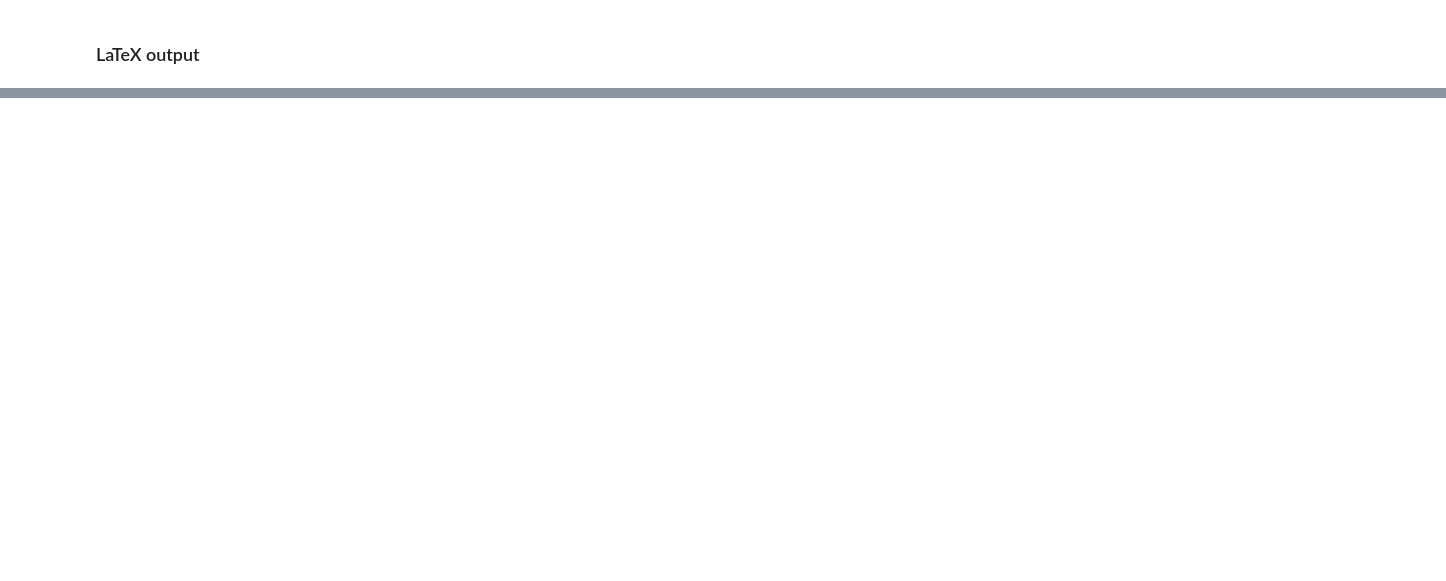
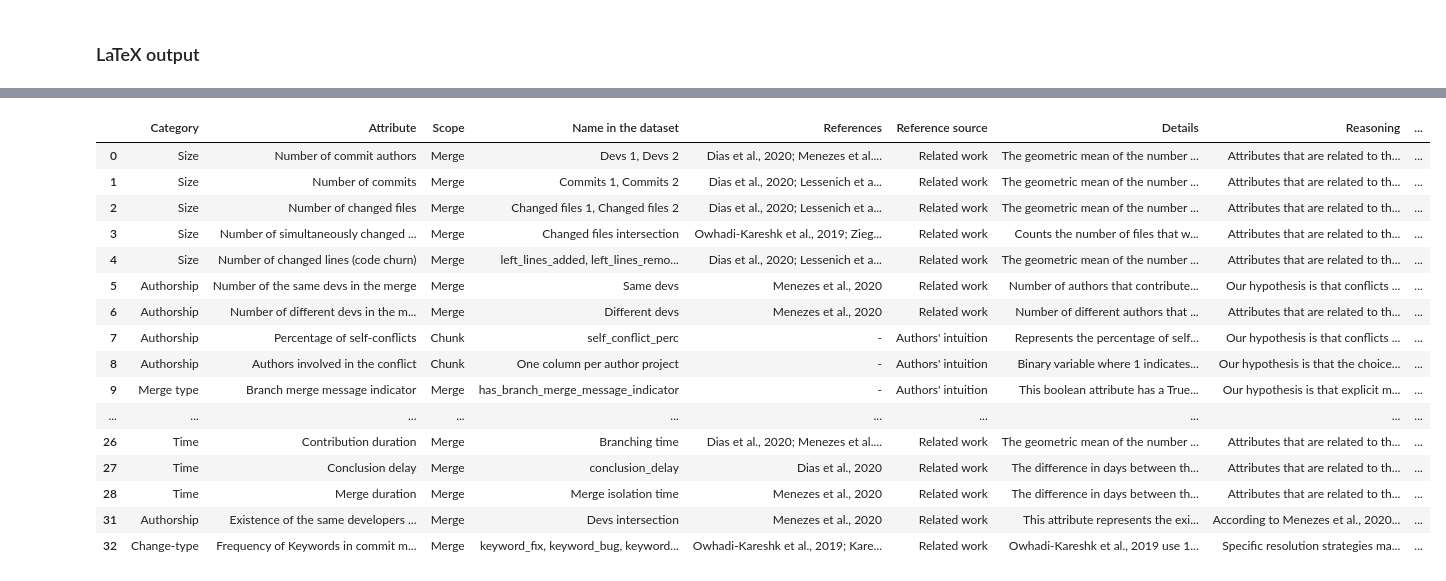
Before and after one commit to gems-uff/mestre, a Jupyter notebook: scripts/paper/tables.ipynb, the cells around one changed output, grey strips where cells are left out. Saved outputs shown, nothing was run; the diff lists cells and outputs as text; code cells hidden in the pictures; blank space fills up the shorter version.

```diff
--- a/scripts/paper/tables.ipynb
+++ b/scripts/paper/tables.ipynb
@@ -437,0 +468,20 @@ with pd.option_context("max_colwidth", None):
+# %%
+attributes_used
+# %% [output]
+|  | Category | Attribute | Scope | Name in the dataset | References | Reference source | Details | Reasoning | ... |
+| 0 | Size | Number of commit authors | Merge | Devs 1, Devs 2 | Dias et al., 2020; Menezes et al.... | Related work | The geometric mean of the number ... | Attributes that are related to th... | ... |
+| 1 | Size | Number of commits | Merge | Commits 1, Commits 2 | Dias et al., 2020; Lessenich et a... | Related work | The geometric mean of the number ... | Attributes that are related to th... | ... |
+| 2 | Size | Number of changed files | Merge | Changed files 1, Changed files 2 | Dias et al., 2020; Lessenich et a... | Related work | The geometric mean of the number ... | Attributes that are related to th... | ... |
+| 3 | Size | Number of simultaneously changed ... | Merge | Changed files intersection | Owhadi-Kareshk et al., 2019; Zieg... | Related work | Counts the number of files that w... | Attributes that are related to th... | ... |
+| 4 | Size | Number of changed lines (code churn) | Merge | left_lines_added, left_lines_remo... | Dias et al., 2020; Lessenich et a... | Related work | The geometric mean of the number ... | Attributes that are related to th... | ... |
+| 5 | Authorship | Number of the same devs in the merge | Merge | Same devs | Menezes et al., 2020 | Related work | Number of authors that contribute... | Our hypothesis is that conflicts ... | ... |
+| 6 | Authorship | Number of different devs in the m... | Merge | Different devs | Menezes et al., 2020 | Related work | Number of different authors that ... | Attributes that are related to th... | ... |
+| 7 | Authorship | Percentage of self-conflicts | Chunk | self_conflict_perc | - | Authors' intuition | Represents the percentage of self... | Our hypothesis is that conflicts ... | ... |
+| 8 | Authorship | Authors involved in the conflict | Chunk | One column per author project | - | Authors' intuition | Binary variable where 1 indicates... | Our hypothesis is that the choice... | ... |
+| 9 | Merge type | Branch merge message indicator | Merge | has_branch_merge_message_indicator | - | Authors' intuition | This boolean attribute has a True... | Our hypothesis is that explicit m... | ... |
+| ... | ... | ... | ... | ... | ... | ... | ... | ... | ... |
+| 26 | Time | Contribution duration | Merge | Branching time | Dias et al., 2020; Menezes et al.... | Related work | The geometric mean of the number ... | Attributes that are related to th... | ... |
+| 27 | Time | Conclusion delay | Merge | conclusion_delay | Dias et al., 2020 | Related work | The difference in days between th... | Attributes that are related to th... | ... |
+| 28 | Time | Merge duration | Merge | Merge isolation time | Menezes et al., 2020 | Related work | The difference in days between th... | Attributes that are related to th... | ... |
+| 31 | Authorship | Existence of the same developers ... | Merge | Devs intersection | Menezes et al., 2020 | Related work | This attribute represents the exi... | According to Menezes et al., 2020... | ... |
+| 32 | Change-type | Frequency of Keywords in commit m... | Merge | keyword_fix, keyword_bug, keyword... | Owhadi-Kareshk et al., 2019; Kare... | Related work | Owhadi-Kareshk et al., 2019 use 1... | Specific resolution strategies ma... | ... |
```
Also changed, not shown: parts of 28 cells of this notebook.
